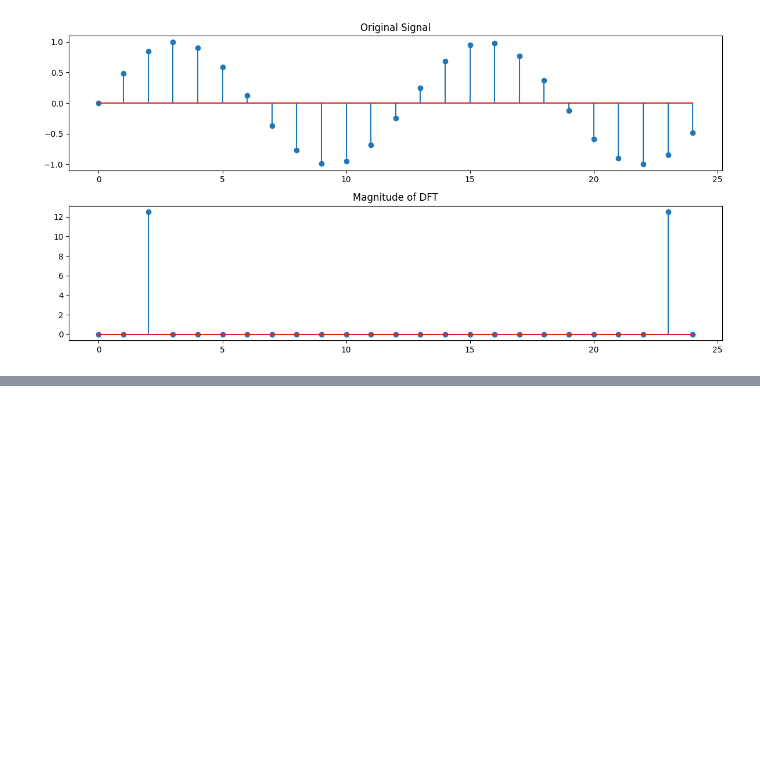
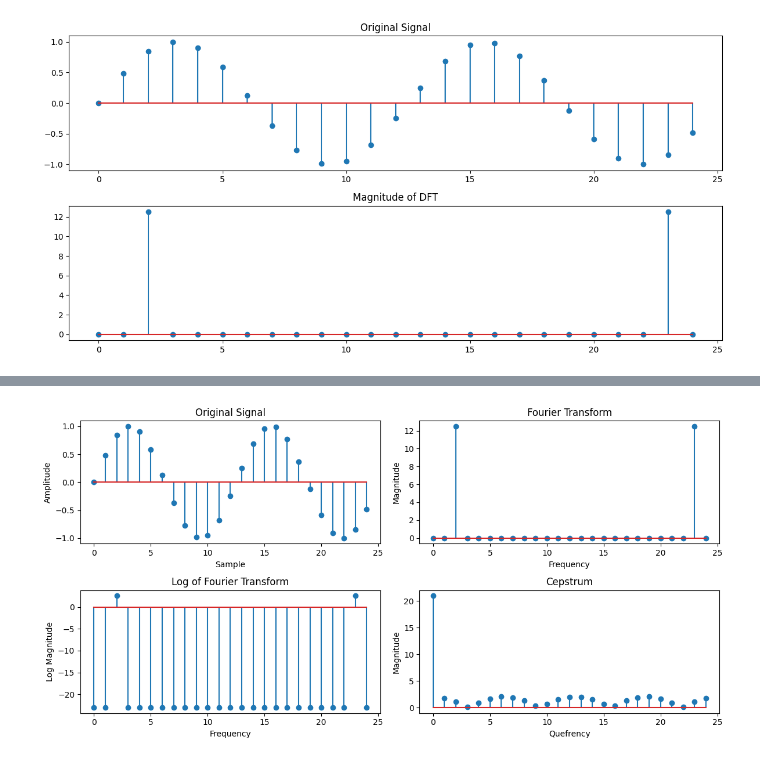
Before and after one commit to wlinds/SignalProcessing, a Jupyter notebook: dft_from_scratch.ipynb, the cells around one changed output, grey strips where cells are left out. Cells and saved outputs as stored; diff of their text form; code cells hidden in the pictures; blank space fills up the shorter version.

Commit message:
cepstrum, mfccs

```diff
--- a/dft_from_scratch.ipynb
+++ b/dft_from_scratch.ipynb
@@ -81,0 +113,37 @@ plt.show()
+# %%
+fft_wave = np.fft.fft(wave)
+
+log_fft_wave = np.log(np.abs(fft_wave) + 1e-10)  # add tiny value to avoid log(0)
+
+cepstrum_wave = np.fft.ifft(log_fft_wave)
+# %%
+plt.figure(figsize=(12, 6))
+
+plt.subplot(2, 2, 1)
+plt.stem(wave)
+plt.title('Original Signal')
+plt.xlabel('Sample')
+plt.ylabel('Amplitude')
+
+plt.subplot(2, 2, 2)
+plt.stem(np.abs(fft_wave))
+plt.title('Fourier Transform')
+plt.xlabel('Frequency')
+plt.ylabel('Magnitude')
+
+plt.subplot(2, 2, 3)
+plt.stem(log_fft_wave)
+plt.title('Log of Fourier Transform')
+plt.xlabel('Frequency')
+plt.ylabel('Log Magnitude')
+
+plt.subplot(2, 2, 4)
+plt.stem(np.abs(cepstrum_wave))
+plt.title('Cepstrum')
+plt.xlabel('Quefrency')
+plt.ylabel('Magnitude')
+
+plt.tight_layout()
+plt.show()
+# %% [output]
+[figure, added]
```
Also changed, not shown: parts of 31 cells of this notebook.
